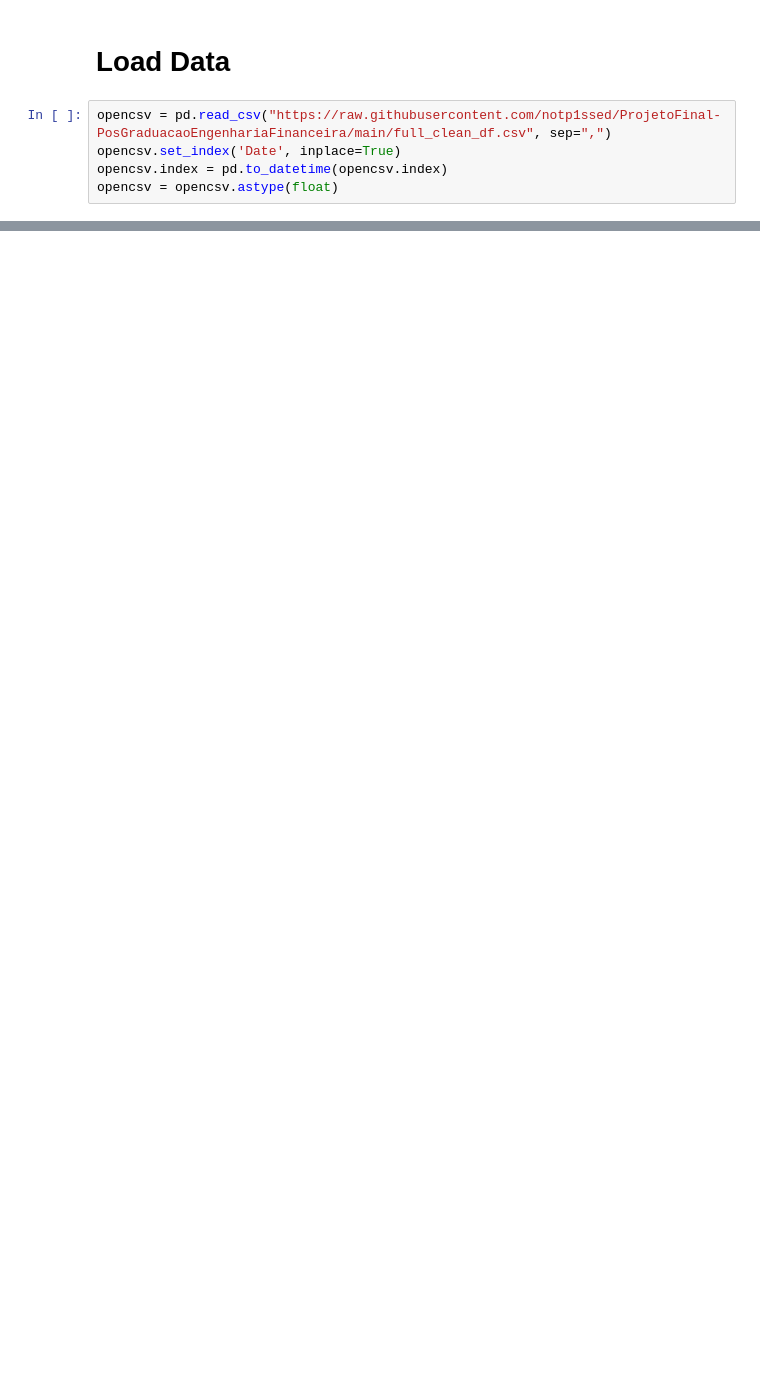
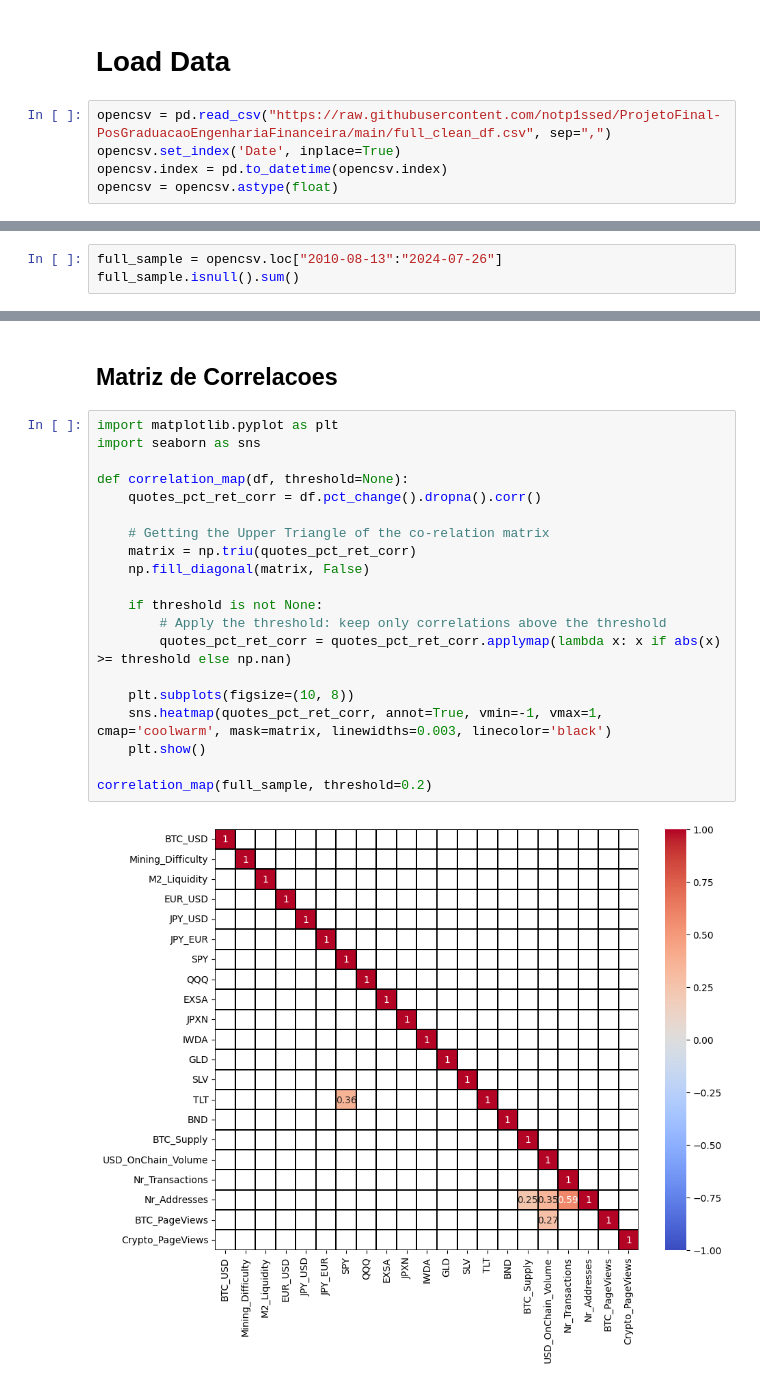
Before and after one commit to notp1ssed/ProjetoFinal-PosGraduacaoEngenhariaFinanceira, a Jupyter notebook: projeto_regression.ipynb, the cells around one changed output, grey strips where cells are left out. Drawn from its saved outputs; the diff is of its cells as text; blank space fills up the shorter version.

```diff
--- a/projeto_regression.ipynb
+++ b/projeto_regression.ipynb
@@ -25,0 +35,3 @@ opencsv.tail()
+# %%
+full_sample = opencsv.loc["2010-08-13":"2024-07-26"]
+full_sample.isnull().sum()
@@ -25,0 +56,24 @@ opencsv.tail()
+# %% [markdown]
+## Matriz de Correlacoes
+# %%
+import matplotlib.pyplot as plt
+import seaborn as sns
+
+def correlation_map(df, threshold=None):
+    quotes_pct_ret_corr = df.pct_change().dropna().corr()
+
+    # Getting the Upper Triangle of the co-relation matrix
+    matrix = np.triu(quotes_pct_ret_corr)
+    np.fill_diagonal(matrix, False)
+
+    if threshold is not None:
+        # Apply the threshold: keep only correlations above the threshold
+        quotes_pct_ret_corr = quotes_pct_ret_corr.applymap(lambda x: x if abs(x) >= threshold else np.nan)
+
+    plt.subplots(figsize=(10, 8))
+    sns.heatmap(quotes_pct_ret_corr, annot=True, vmin=-1, vmax=1, cmap='coolwarm', mask=matrix, linewidths=0.003, linecolor='black')
+    plt.show()
+
+correlation_map(full_sample, threshold=0.2)
+# %% [output]
+[figure, added]
```
Also changed, not shown: parts of 13 cells of this notebook.
